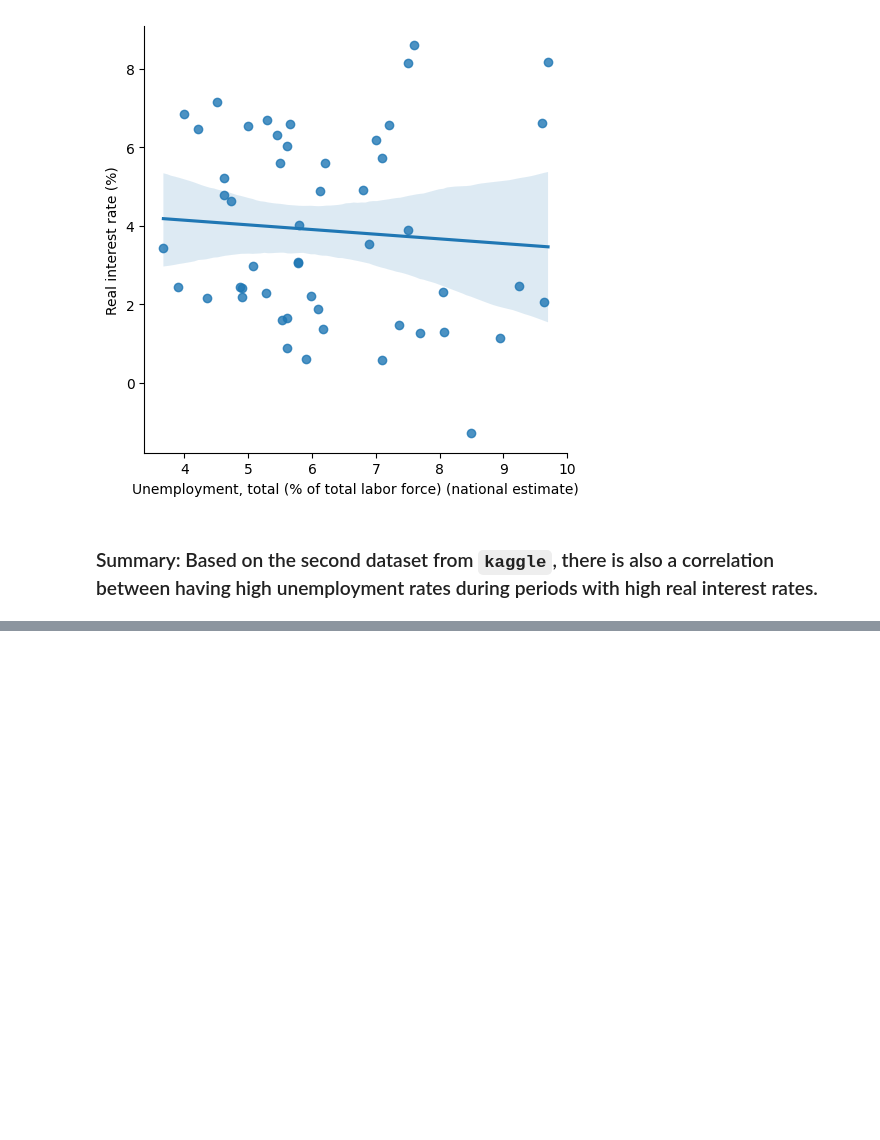
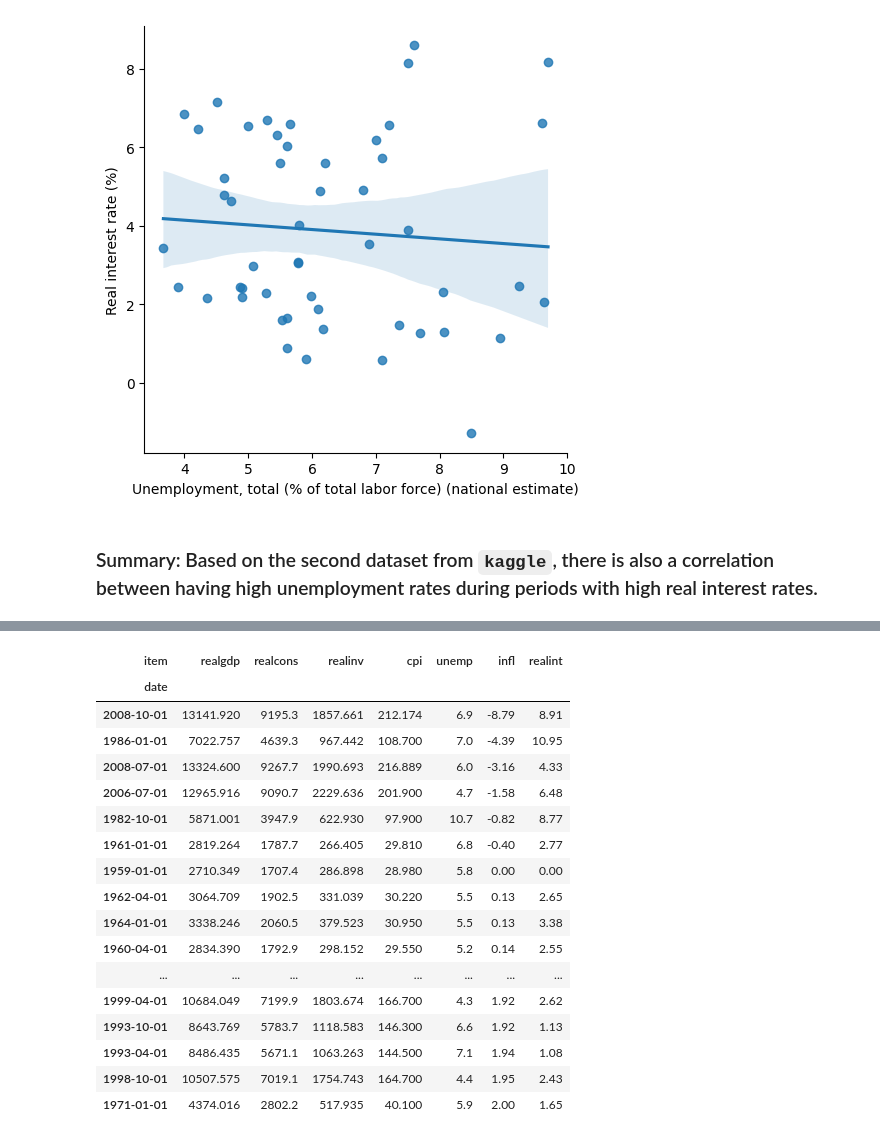
Before and after one commit to tylerchg/Personal-Project, a Jupyter notebook: Project 1/Codes for Project 1.ipynb, the cells around one changed output, grey strips where cells are left out. Saved outputs shown, nothing was run; the diff lists cells and outputs as text; code cells hidden in the pictures; blank space fills up the shorter version.

```diff
--- a/Project 1/Codes for Project 1.ipynb
+++ b/Project 1/Codes for Project 1.ipynb
@@ -482,0 +537,29 @@ SyntaxError: invalid syntax (1643346459.py, line 1)
+# %%
+# Filtering the `macrodata.csv` dataset where inflation is less than or equal to 2%
+data.loc[data.infl <= 2]
+
+# Exporting the filtered `macrodata.csv` dataset into a new csv file
+f_data = data.loc[data.infl <= 2]
+f_data.to_csv('f_macrodata.csv')
+# %%
+# Sorting filtered `f_macrodata.csv` dataset by inflation rate
+f_data.sort_values(by = "infl", ascending = True)
+# %% [output]
+| item | realgdp | realcons | realinv | cpi | unemp | infl | realint |
+| date |  |  |  |  |  |  |  |
+| 2008-10-01 | 13141.920 | 9195.3 | 1857.661 | 212.174 | 6.9 | -8.79 | 8.91 |
+| 1986-01-01 | 7022.757 | 4639.3 | 967.442 | 108.700 | 7.0 | -4.39 | 10.95 |
+| 2008-07-01 | 13324.600 | 9267.7 | 1990.693 | 216.889 | 6.0 | -3.16 | 4.33 |
+| 2006-07-01 | 12965.916 | 9090.7 | 2229.636 | 201.900 | 4.7 | -1.58 | 6.48 |
+| 1982-10-01 | 5871.001 | 3947.9 | 622.930 | 97.900 | 10.7 | -0.82 | 8.77 |
+| 1961-01-01 | 2819.264 | 1787.7 | 266.405 | 29.810 | 6.8 | -0.40 | 2.77 |
+| 1959-01-01 | 2710.349 | 1707.4 | 286.898 | 28.980 | 5.8 | 0.00 | 0.00 |
+| 1962-04-01 | 3064.709 | 1902.5 | 331.039 | 30.220 | 5.5 | 0.13 | 2.65 |
+| 1964-01-01 | 3338.246 | 2060.5 | 379.523 | 30.950 | 5.5 | 0.13 | 3.38 |
+| 1960-04-01 | 2834.390 | 1792.9 | 298.152 | 29.550 | 5.2 | 0.14 | 2.55 |
+| ... | ... | ... | ... | ... | ... | ... | ... |
+| 1999-04-01 | 10684.049 | 7199.9 | 1803.674 | 166.700 | 4.3 | 1.92 | 2.62 |
+| 1993-10-01 | 8643.769 | 5783.7 | 1118.583 | 146.300 | 6.6 | 1.92 | 1.13 |
+| 1993-04-01 | 8486.435 | 5671.1 | 1063.263 | 144.500 | 7.1 | 1.94 | 1.08 |
+| 1998-10-01 | 10507.575 | 7019.1 | 1754.743 | 164.700 | 4.4 | 1.95 | 2.43 |
+| 1971-01-01 | 4374.016 | 2802.2 | 517.935 | 40.100 | 5.9 | 2.00 | 1.65 |
```
Also changed, not shown: parts of 18 cells of this notebook, 1 other file.
